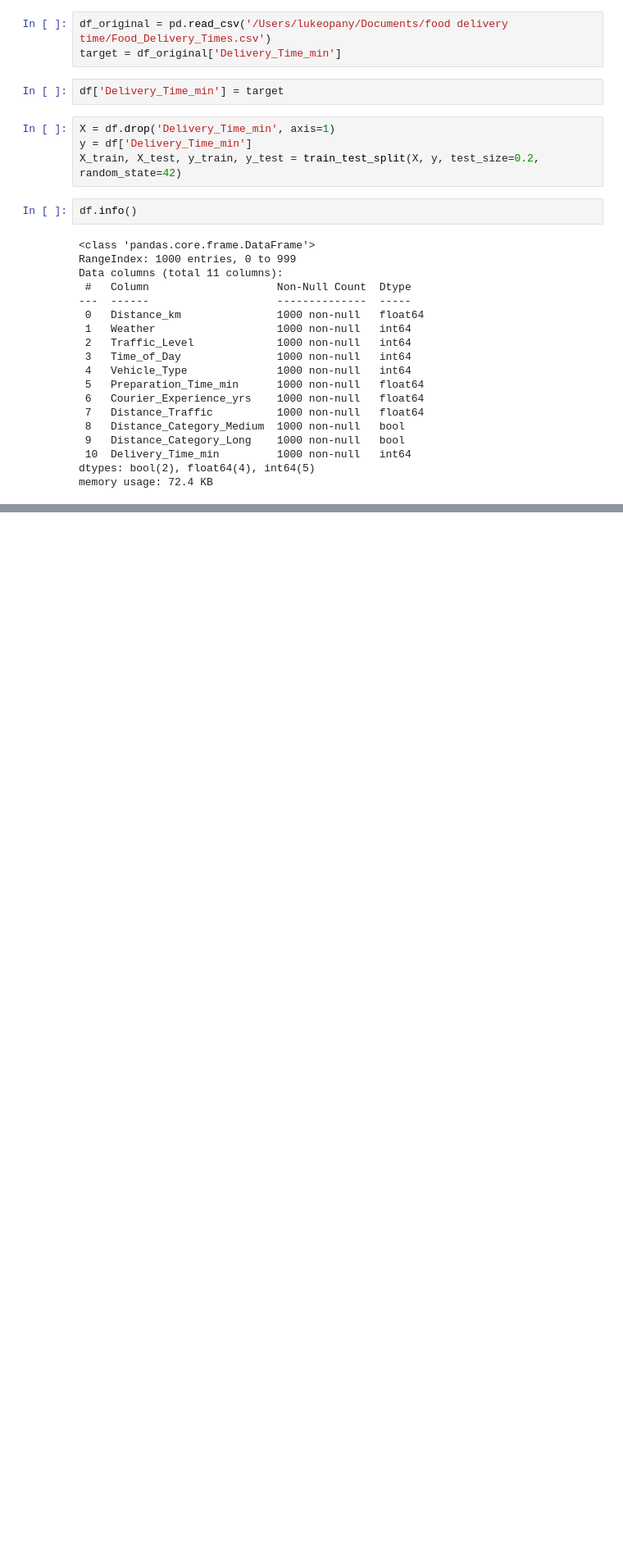
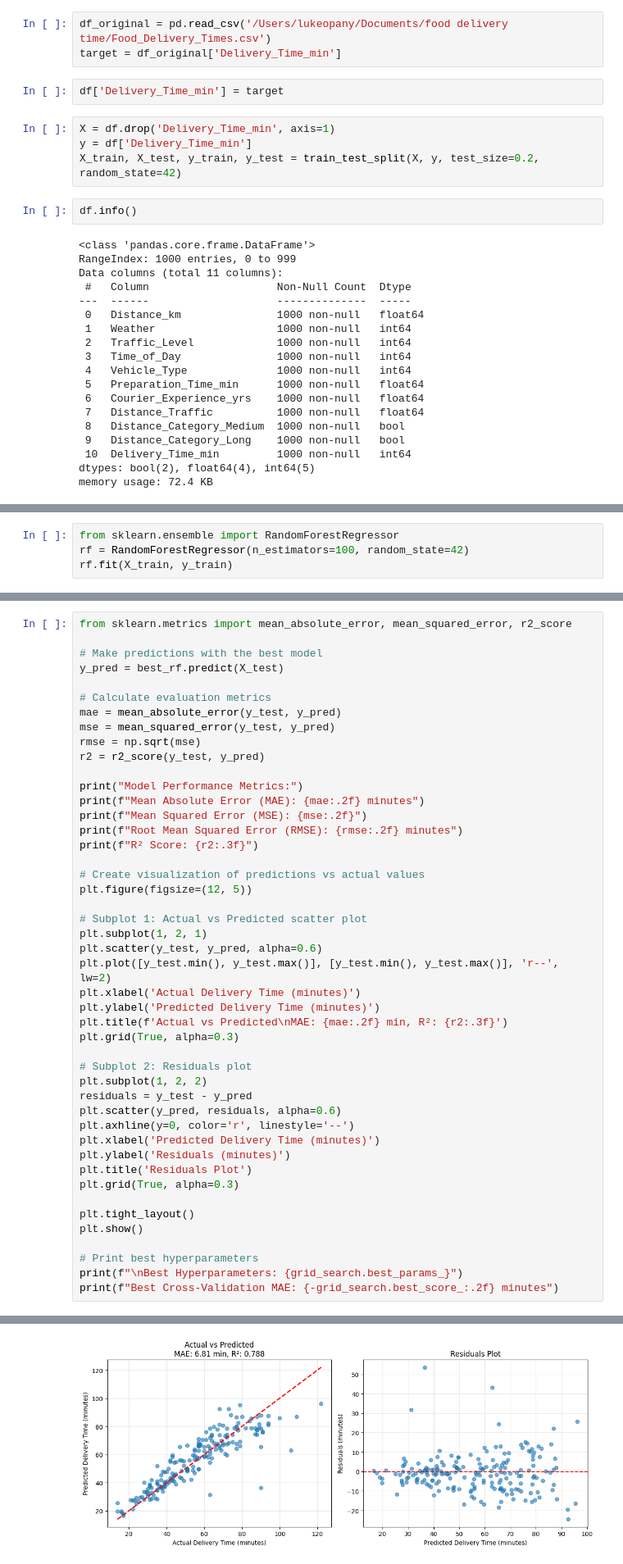
Before and after one commit to LukeOpany/food_delivery_timelines, a Jupyter notebook: deliverytines.ipynb, the cells around one changed output, grey strips where cells are left out. Shown at 82% size. Cells and saved outputs as stored; diff of their text form; blank space fills up the shorter version.

```diff
--- a/deliverytines.ipynb
+++ b/deliverytines.ipynb
@@ -478,0 +510,4 @@ memory usage: 72.4 KB
+# %%
+from sklearn.ensemble import RandomForestRegressor
+rf = RandomForestRegressor(n_estimators=100, random_state=42)
+rf.fit(X_train, y_train)
@@ -478,0 +564,47 @@ memory usage: 72.4 KB
+# %%
+from sklearn.metrics import mean_absolute_error, mean_squared_error, r2_score
+
+# Make predictions with the best model
+y_pred = best_rf.predict(X_test)
+
+# Calculate evaluation metrics
+mae = mean_absolute_error(y_test, y_pred)
+mse = mean_squared_error(y_test, y_pred)
+rmse = np.sqrt(mse)
+r2 = r2_score(y_test, y_pred)
+
+print("Model Performance Metrics:")
+print(f"Mean Absolute Error (MAE): {mae:.2f} minutes")
+print(f"Mean Squared Error (MSE): {mse:.2f}")
+print(f"Root Mean Squared Error (RMSE): {rmse:.2f} minutes")
+print(f"R² Score: {r2:.3f}")
+
+# Create visualization of predictions vs actual values
+plt.figure(figsize=(12, 5))
+
+# Subplot 1: Actual vs Predicted scatter plot
+plt.subplot(1, 2, 1)
+plt.scatter(y_test, y_pred, alpha=0.6)
+plt.plot([y_test.min(), y_test.max()], [y_test.min(), y_test.max()], 'r--', lw=2)
+plt.xlabel('Actual Delivery Time (minutes)')
+plt.ylabel('Predicted Delivery Time (minutes)')
+plt.title(f'Actual vs Predicted\nMAE: {mae:.2f} min, R²: {r2:.3f}')
+plt.grid(True, alpha=0.3)
+
+# Subplot 2: Residuals plot
+plt.subplot(1, 2, 2)
+residuals = y_test - y_pred
+plt.scatter(y_pred, residuals, alpha=0.6)
+plt.axhline(y=0, color='r', linestyle='--')
+plt.xlabel('Predicted Delivery Time (minutes)')
+plt.ylabel('Residuals (minutes)')
+plt.title('Residuals Plot')
+plt.grid(True, alpha=0.3)
+
+plt.tight_layout()
+plt.show()
+
+# Print best hyperparameters
+print(f"\nBest Hyperparameters: {grid_search.best_params_}")
+print(f"Best Cross-Validation MAE: {-grid_search.best_score_:.2f} minutes")
+# %% [output]
@@ -478,0 +616 @@ memory usage: 72.4 KB
+[figure, added]
```
Also changed, not shown: parts of 10 cells of this notebook, 1 other file.
